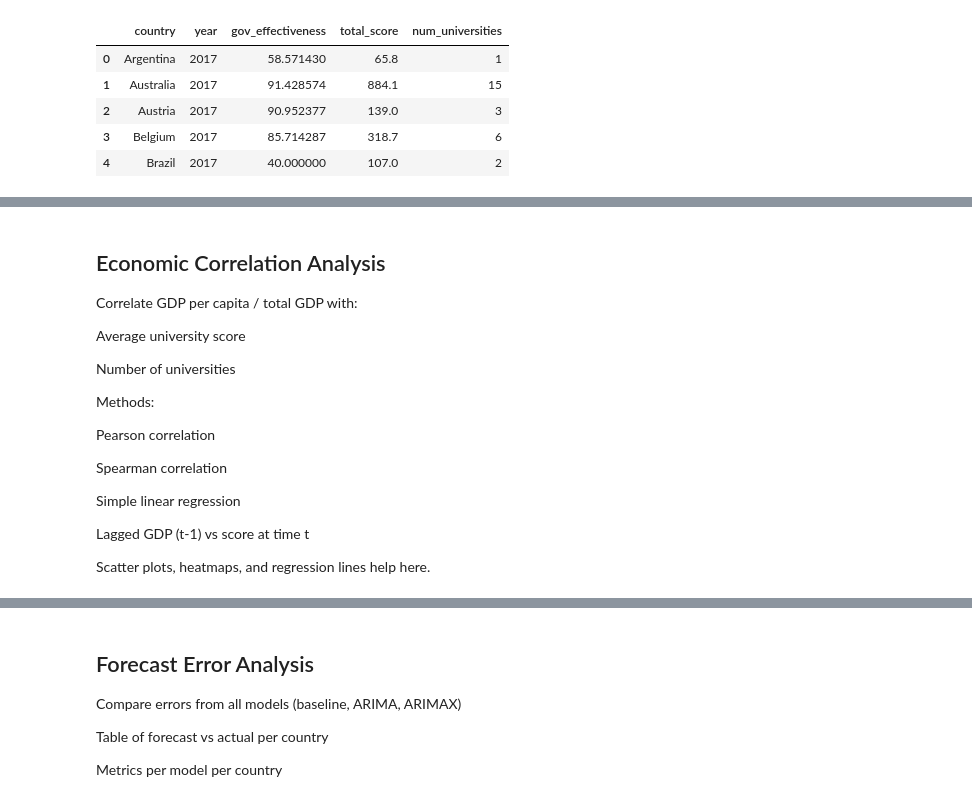
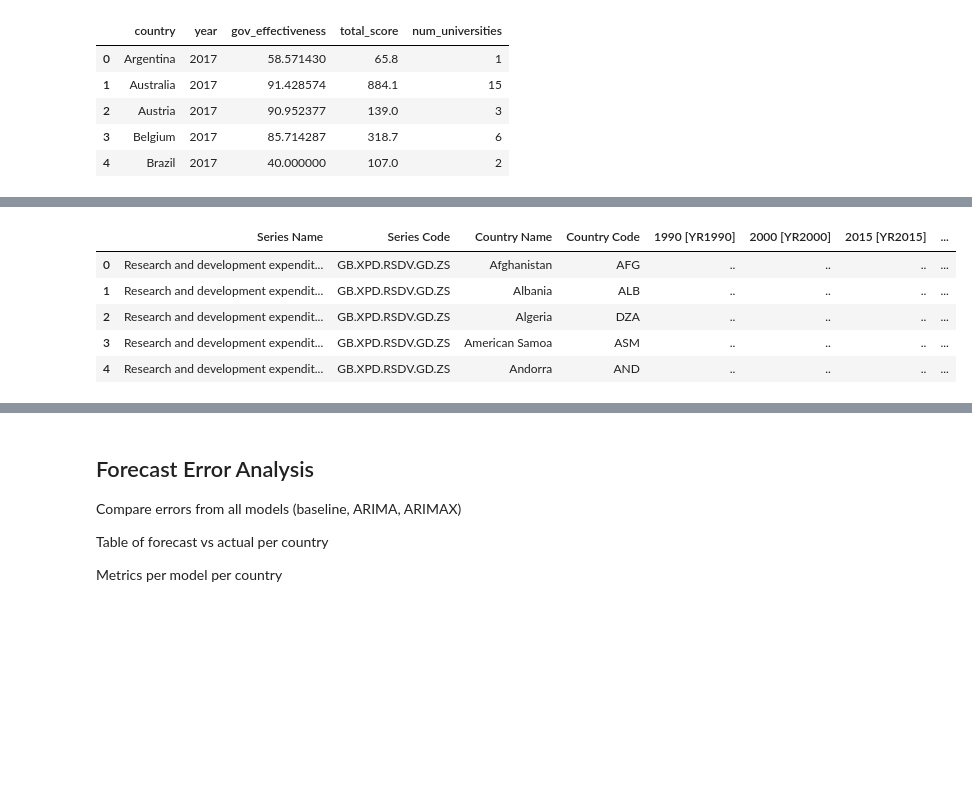
Before and after one commit to i11g/Data-Science-Project, a Jupyter notebook: Data.ipynb, the cells around one changed output, grey strips where cells are left out. Cells and saved outputs as stored; diff of their text form; code cells hidden in the pictures; blank space fills up the shorter version.

```diff
--- a/Data.ipynb
+++ b/Data.ipynb
@@ -1641,19 +1550,0 @@ print(f"🎓 Predicted university score for United States in 2024 (GDP-based): {
-# %% [markdown]
-## Economic Correlation Analysis
-Correlate GDP per capita / total GDP with:
-
-Average university score
-
-Number of universities
-
-Methods:
-
-Pearson correlation
-
-Spearman correlation
-
-Simple linear regression
-
-Lagged GDP (t-1) vs score at time t
-
-Scatter plots, heatmaps, and regression lines help here.
@@ -1659,0 +1560,12 @@ Scatter plots, heatmaps, and regression lines help here.
+# %%
+# Load dataset
+res_df = pd.read_csv("data/res_dev.csv")
+# %%
+res_df.head(5)
+# %% [output]
+|  | Series Name | Series Code | Country Name | Country Code | 1990 [YR1990] | 2000 [YR2000] | 2015 [YR2015] | ... |
+| 0 | Research and development expendit... | GB.XPD.RSDV.GD.ZS | Afghanistan | AFG | .. | .. | .. | ... |
+| 1 | Research and development expendit... | GB.XPD.RSDV.GD.ZS | Albania | ALB | .. | .. | .. | ... |
+| 2 | Research and development expendit... | GB.XPD.RSDV.GD.ZS | Algeria | DZA | .. | .. | .. | ... |
+| 3 | Research and development expendit... | GB.XPD.RSDV.GD.ZS | American Samoa | ASM | .. | .. | .. | ... |
+| 4 | Research and development expendit... | GB.XPD.RSDV.GD.ZS | Andorra | AND | .. | .. | .. | ... |
```
Also changed, not shown: parts of 64 cells of this notebook, 6 other files.
